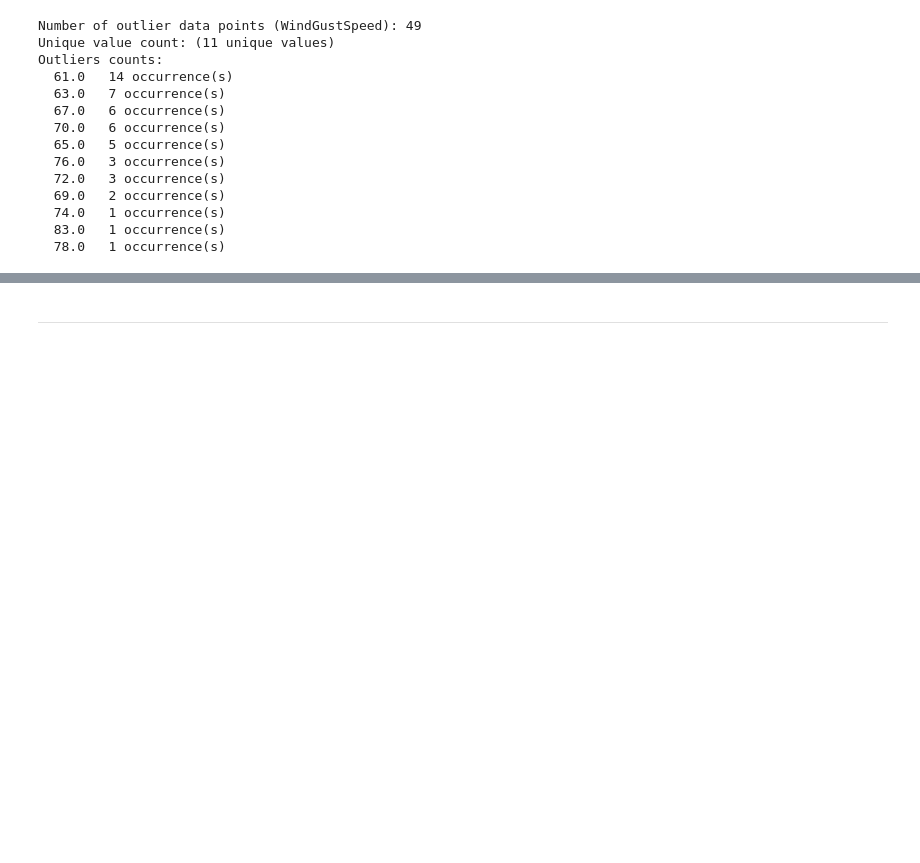
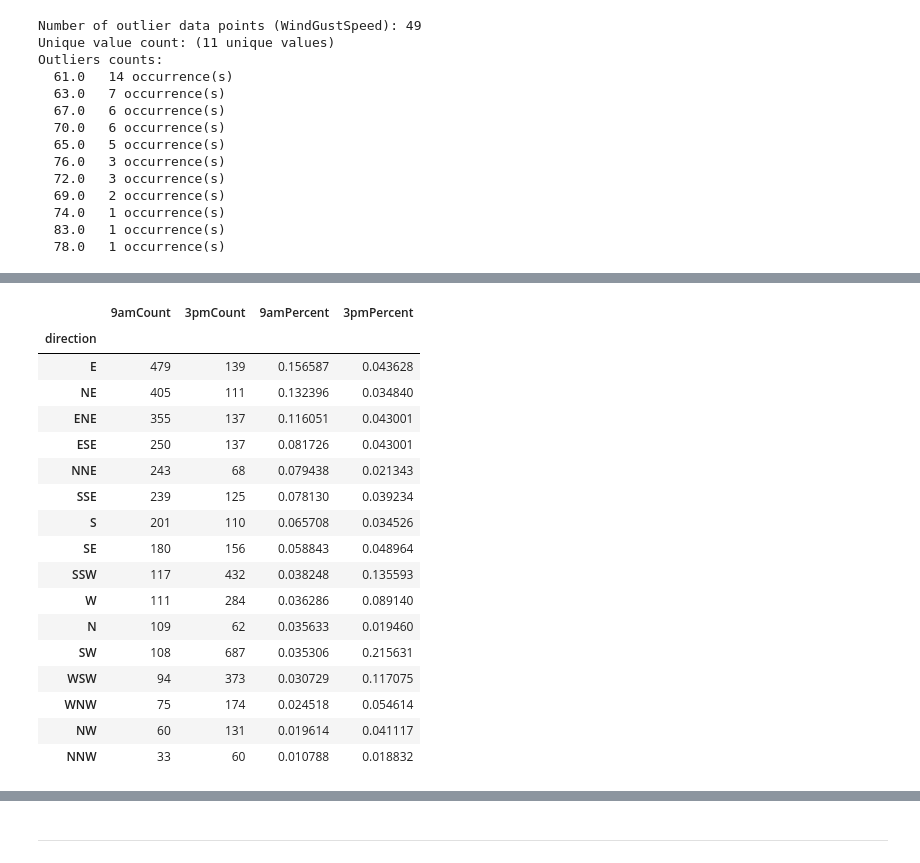
Before and after one commit to poolGolez/project-roosevelt, a Jupyter notebook: will-it-rain-in-perth.ipynb, the cells around one changed output, grey strips where cells are left out. Saved outputs shown, nothing was run; the diff lists cells and outputs as text; code cells hidden in the pictures; blank space fills up the shorter version.

```diff
--- a/will-it-rain-in-perth.ipynb
+++ b/will-it-rain-in-perth.ipynb
@@ -693,0 +767,23 @@ Outliers counts:
+# %%
+wind_dir_count_df['9amPercent'] = wind_dir_count_df['9amCount'] / wind_dir_count_df['9amCount'].sum()
+wind_dir_count_df['3pmPercent'] = wind_dir_count_df['3pmCount'] / wind_dir_count_df['3pmCount'].sum()
+wind_dir_count_df
+# %% [output]
+|  | 9amCount | 3pmCount | 9amPercent | 3pmPercent |
+| direction |  |  |  |  |
+| E | 479 | 139 | 0.156587 | 0.043628 |
+| NE | 405 | 111 | 0.132396 | 0.034840 |
+| ENE | 355 | 137 | 0.116051 | 0.043001 |
+| ESE | 250 | 137 | 0.081726 | 0.043001 |
+| NNE | 243 | 68 | 0.079438 | 0.021343 |
+| SSE | 239 | 125 | 0.078130 | 0.039234 |
+| S | 201 | 110 | 0.065708 | 0.034526 |
+| SE | 180 | 156 | 0.058843 | 0.048964 |
+| SSW | 117 | 432 | 0.038248 | 0.135593 |
+| W | 111 | 284 | 0.036286 | 0.089140 |
+| N | 109 | 62 | 0.035633 | 0.019460 |
+| SW | 108 | 687 | 0.035306 | 0.215631 |
+| WSW | 94 | 373 | 0.030729 | 0.117075 |
+| WNW | 75 | 174 | 0.024518 | 0.054614 |
+| NW | 60 | 131 | 0.019614 | 0.041117 |
+| NNW | 33 | 60 | 0.010788 | 0.018832 |
```
Also changed, not shown: parts of 18 cells of this notebook.
